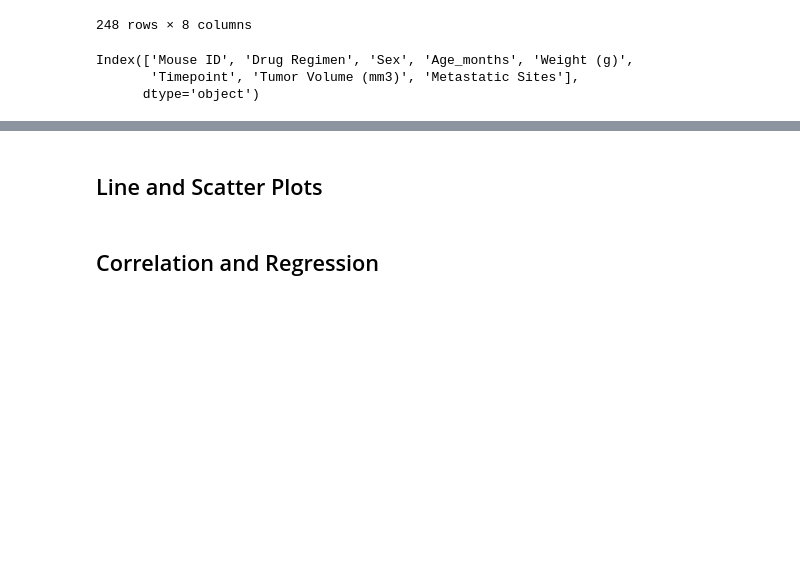
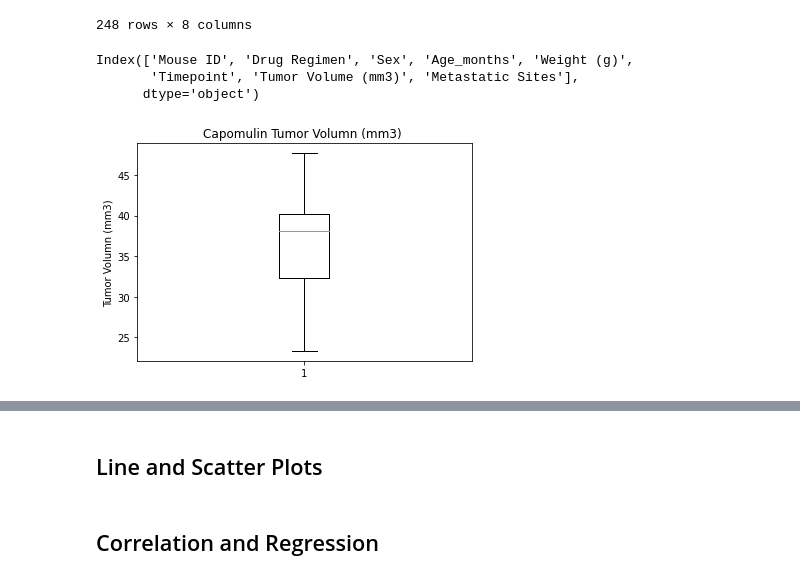
Before and after one commit to PeterGeorgeVlahos/Matplotlib, a Jupyter notebook: pymaceuticals_working_notebook.ipynb, the cells around one changed output, grey strips where cells are left out. Saved outputs shown, nothing was run; the diff lists cells and outputs as text; code cells hidden in the pictures; blank space fills up the shorter version.

```diff
--- a/pymaceuticals_working_notebook.ipynb
+++ b/pymaceuticals_working_notebook.ipynb
@@ -524,2 +527,11 @@ for drug in drug_list:
 # %%
 # Generate a box plot of the final tumor volume of each mouse across four regimens of interest
+#drug_list = ['Capomulin' , 'Ramicane' , 'Infubinol' , 'Ceftamin']
+
+fig1, ax1 = plt.subplots()
+ax1.set_title('Capomulin Tumor Volumn (mm3) ')
+ax1.set_ylabel('Tumor Volumn (mm3)')
+ax1.boxplot(cap_tumor_vol)
+plt.show()
+# %% [output]
+[figure, added]
```
Also changed, not shown: parts of 8 cells of this notebook.
